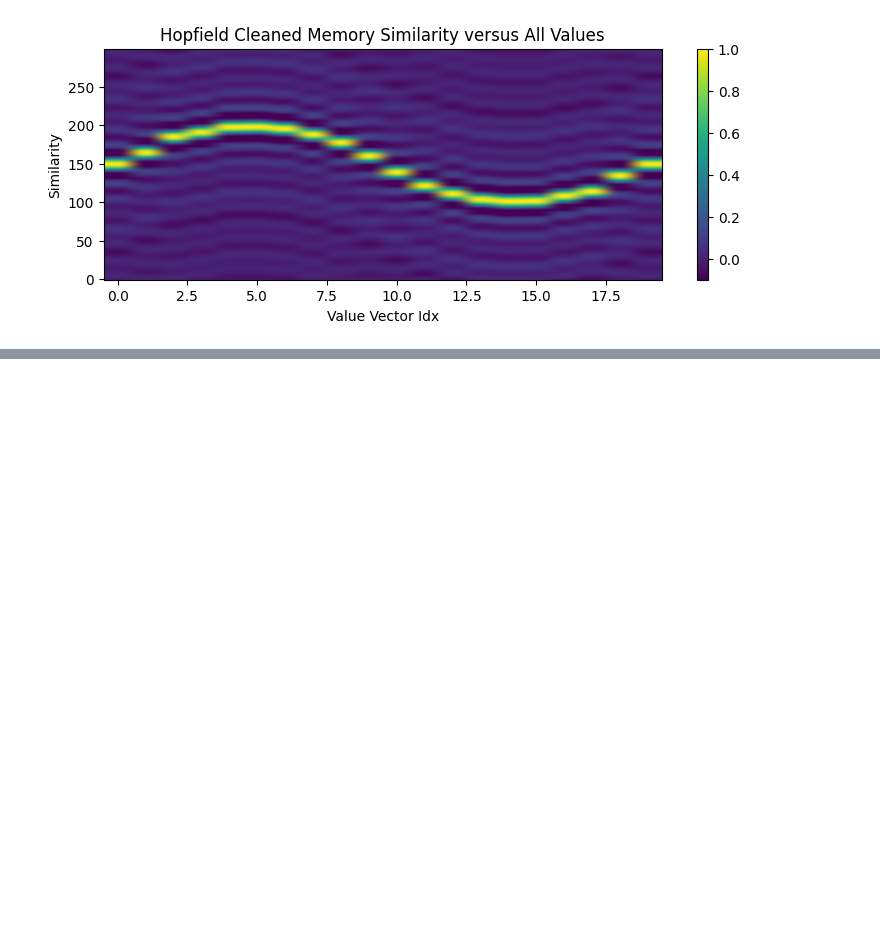
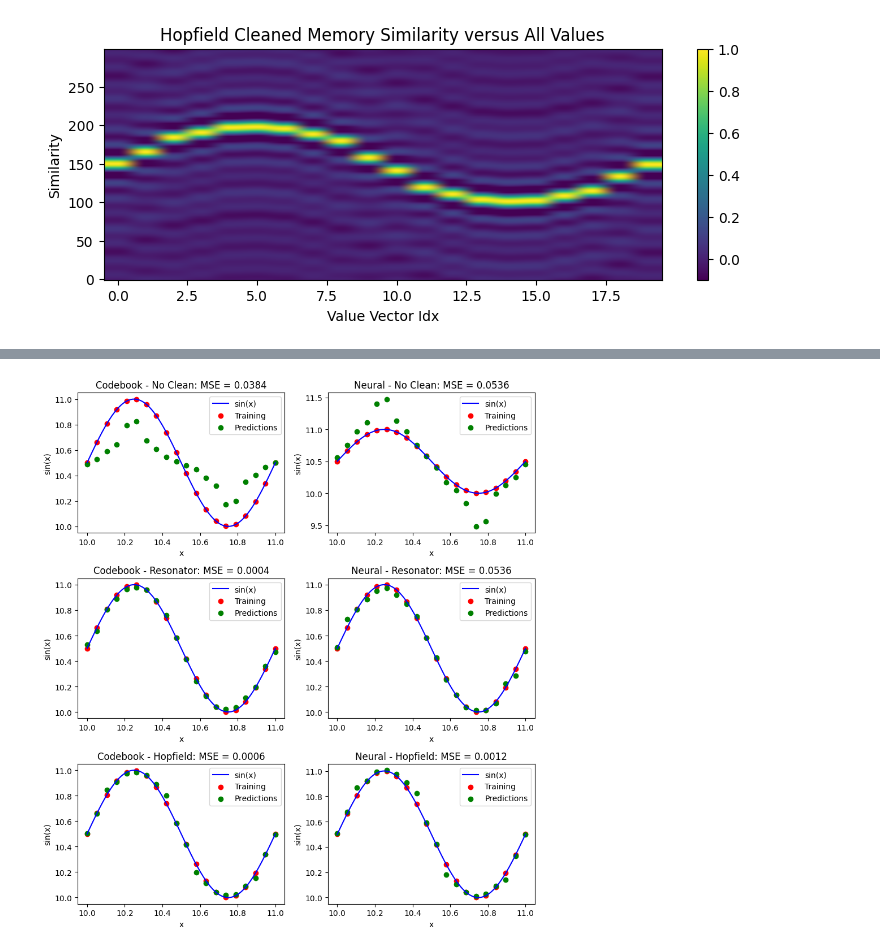
Before and after one commit to Parsa-Research-Laboratory/HyperSpace, a Jupyter notebook: experiments/development/1d_curve.ipynb, the cells around one changed output, grey strips where cells are left out. Cells and saved outputs as stored; diff of their text form; code cells hidden in the pictures; blank space fills up the shorter version.

```diff
--- a/experiments/development/1d_curve.ipynb
+++ b/experiments/development/1d_curve.ipynb
@@ -863,4 +888,60 @@ Output Range (DeNorm): 10.0368 - 11.0259
 # %%
 # ----------------------------------------------
 # visualize and overlay regressed curves
 # ----------------------------------------------
+num_rows: int = 3
+num_cols: int = 2
+fig, axs = plt.subplots(num_rows, num_cols, figsize=(num_rows * 3, num_cols * 5))
+
+for i in range(num_rows):
+    for j in range(num_cols):
+        axs[i][j].set_xlabel("x")
+        axs[i][j].set_ylabel("sin(x)")
+        axs[i][j].plot(x_gt_norm, y_gt_norm, label="sin(x)", color="blue")
+        axs[i][j].scatter(x_Train_norm, y_Train_norm, label="Training", color="red")
+
+# plot codebook with no cleanup
+i, j = 0, 0
+axs[i, j].set_title(f"Codebook - No Clean: MSE = {codebook_no_clean_mse:.4f}")
+y = codebook_no_clean_output.squeeze(-1).detach().cpu().numpy()
+axs[i, j].scatter(x_Train_norm, y, label="Predictions", c="green")
+axs[i][j].legend()
+
+# plot network with no cleanup
+i, j = 0, 1
+axs[i, j].set_title(f"Neural - No Clean: MSE = {neural_no_clean_mse:.4f}")
+y = neural_no_clean_output_denorm.squeeze(-1).detach().cpu().numpy()
+axs[i, j].scatter(x_Train_norm, y, label="Predictions", c="green")
+axs[i][j].legend()
+
+# plot codebook with resonator
+i, j = 1, 0
+axs[i, j].set_title(f"Codebook - Resonator: MSE = {codebook_resonator_mse:.4f}")
+y = codebook_resonator_output.squeeze(-1).detach().cpu().numpy()
+axs[i, j].scatter(x_Train_norm, y, label="Predictions", c="green")
+axs[i][j].legend()
+
+# plot network with resonator
+i, j = 1, 1
+axs[i, j].set_title(f"Neural - Resonator: MSE = {neural_resonator_mse:.4f}")
+y = neural_resonator_output_denorm.squeeze(-1).detach().cpu().numpy()
+axs[i, j].scatter(x_Train_norm, y, label="Predictions", c="green")
+axs[i][j].legend()
+
+# plot codebook with hopfield
+i, j = 2, 0
+axs[i, j].set_title(f"Codebook - Hopfield: MSE = {codebook_hopfield_mse:.4f}")
+y = codebook_hopfield_output.squeeze(-1).detach().cpu().numpy()
+axs[i, j].scatter(x_Train_norm, y, label="Predictions", c="green")
+axs[i][j].legend()
+
+# plot network with hopfield
+i, j = 2, 1
+axs[i, j].set_title(f"Neural - Hopfield: MSE = {neural_hopfield_mse:.4f}")
+y = neural_hopfield_output_denorm.squeeze(-1).detach().cpu().numpy()
+axs[i, j].scatter(x_Train_norm, y, label="Predictions", c="green")
+axs[i][j].legend()
+
+plt.tight_layout()
+# %% [output]
+[figure, added]
```
Also changed, not shown: parts of 17 cells of this notebook.
